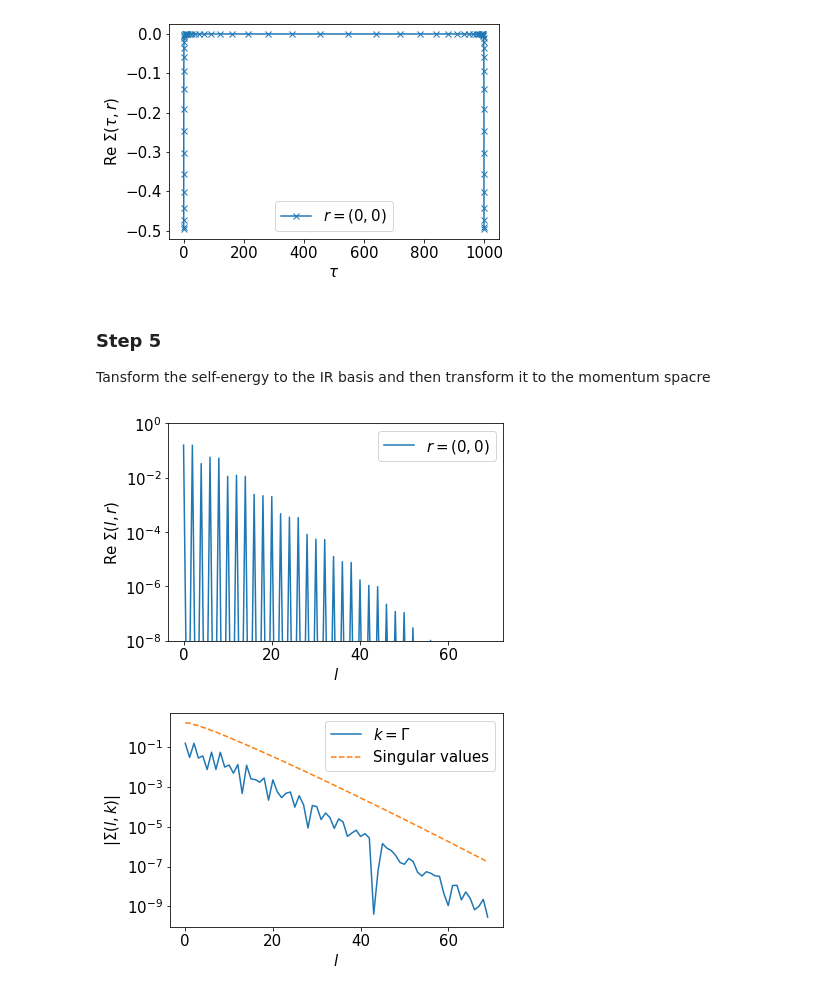
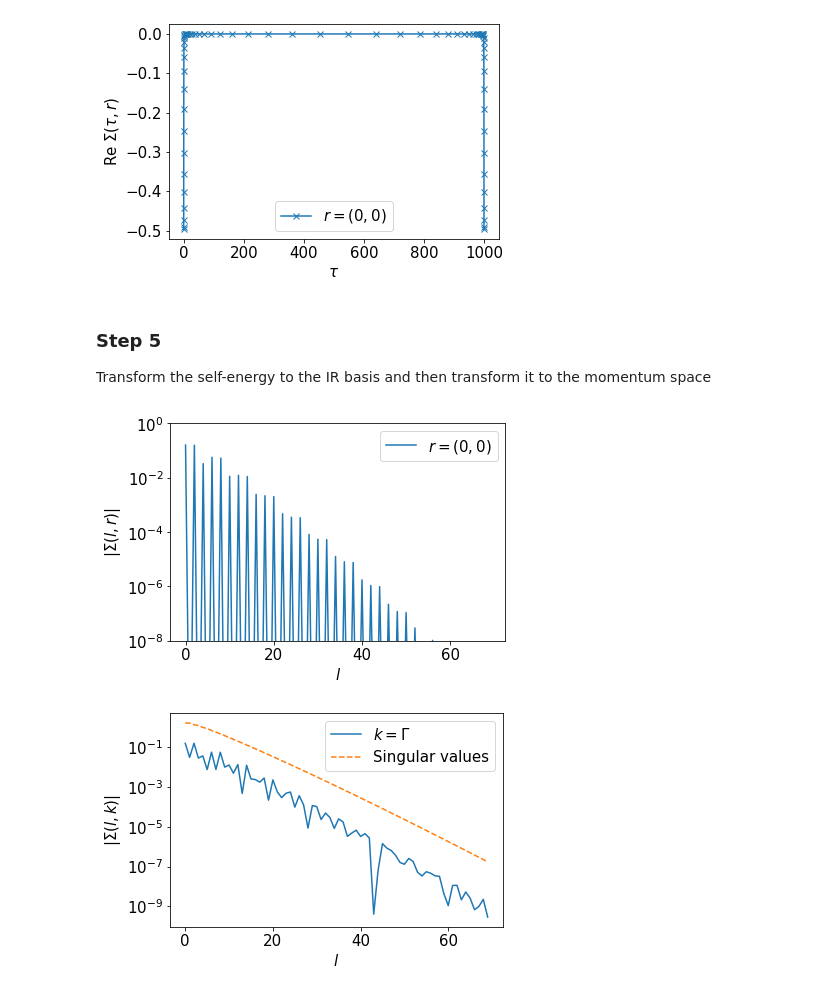
Before and after one commit to SpM-lab/sparse-ir-tutorial, a Jupyter notebook: _sources/src/second_order_perturbation_py.ipynb, the cells around one changed output. Drawn from its saved outputs; the diff is of its cells as text; code cells hidden in the pictures.

```diff
--- a/_sources/src/second_order_perturbation_py.ipynb
+++ b/_sources/src/second_order_perturbation_py.ipynb
@@ -220,20 +220,20 @@ plt.show()
 [figure]
 # %% [markdown]
 ### Step 5
-Tansform the self-energy to the IR basis and then transform it to the momentum spacre
+Transform the self-energy to the IR basis and then transform it to the momentum space
 # %%
 # Sigma(l, r): (L, nr)
 srl = smpl_tau.fit(srt)
 assert srl.shape == (L, nr)
 
 plt.semilogy(np.abs(srl[:,0]), label='$r=(0,0)$')
 plt.xlabel(r"$l$")
-plt.ylabel(r"$\mathrm{Re}~\Sigma(l, r)$")
+plt.ylabel(r"$|\Sigma(l, r)|$")
 plt.ylim([1e-8,1])
 plt.legend()
 plt.show()
 # %% [output]
-[figure, old version]
+[figure, new version]
 # %%
 # Sigma(l, k): (L, nk)
 srl = srl.reshape(L, *kps)
```
Also changed, not shown: parts of 1 cell of this notebook, 59 other files.
